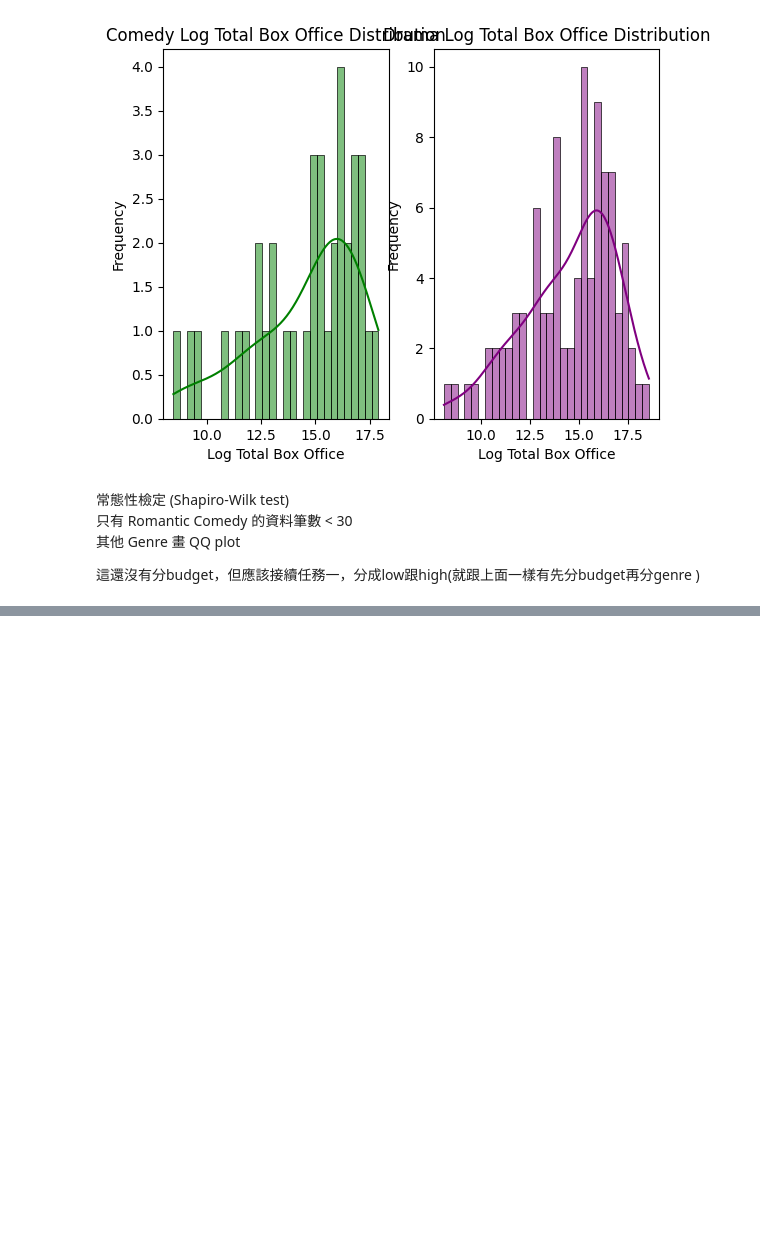
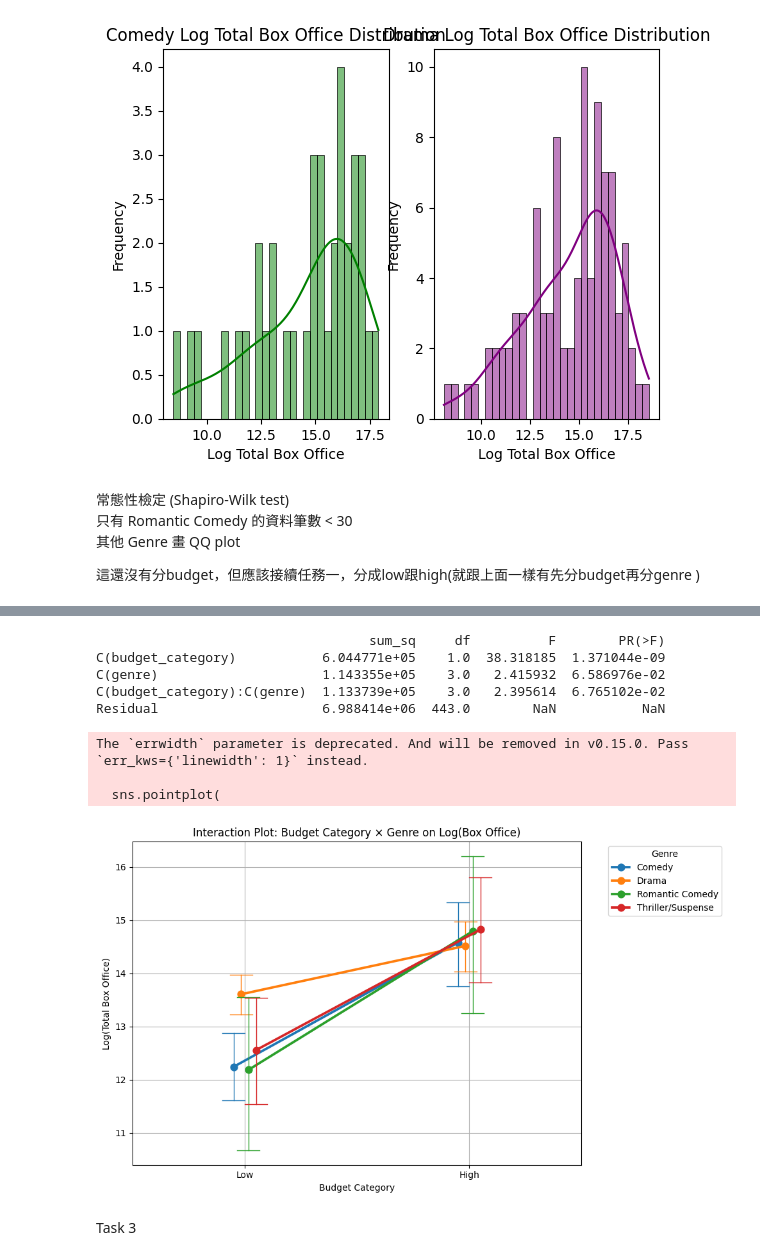
Before and after one commit to Ocean1029/Statistics_Final_Project, a Jupyter notebook: test_1.ipynb, the cells around one changed output, grey strips where cells are left out. Saved outputs shown, nothing was run; the diff lists cells and outputs as text; code cells hidden in the pictures; blank space fills up the shorter version.

Commit message:
Task 2 completete (genre & interaction terms fails)

```diff
--- a/test_1.ipynb
+++ b/test_1.ipynb
@@ -527,0 +528,53 @@ Drama 組：
+# %%
+from scipy.stats import rankdata
+
+# Rank transform the dependent variable
+filtered_df['ranked_box_office'] = rankdata(filtered_df['log_total_box_office'])
+
+# Two-way ANOVA on ranks
+model = ols('ranked_box_office ~ C(budget_category) + C(genre) + C(budget_category):C(genre)', data=filtered_df).fit()
+anova_table = sm.stats.anova_lm(model, typ=2)
+
+print(anova_table)
+# %% [output]
+                                   sum_sq     df          F        PR(>F)
+C(budget_category)           6.044771e+05    1.0  38.318185  1.371044e-09
+C(genre)                     1.143355e+05    3.0   2.415932  6.586976e-02
+C(budget_category):C(genre)  1.133739e+05    3.0   2.395614  6.765102e-02
+Residual                     6.988414e+06  443.0        NaN           NaN
+# %%
+import matplotlib.pyplot as plt
+import seaborn as sns
+
+# Ensure budget_category and genre are categorical with proper order
+filtered_df['budget_category'] = filtered_df['budget_category'].astype('category')
+filtered_df['genre'] = filtered_df['genre'].astype('category')
+
+# Interaction plot using seaborn lineplot (grouped by genre)
+plt.figure(figsize=(10, 6))
+sns.pointplot(
+    data=filtered_df,
+    x='budget_category',
+    y='log_total_box_office',
+    hue='genre',
+    dodge=True,
+    markers='o',
+    capsize=.1,
+    errwidth=1,
+    palette='tab10'
+)
+
+plt.title('Interaction Plot: Budget Category × Genre on Log(Box Office)')
+plt.ylabel('Log(Total Box Office)')
+plt.xlabel('Budget Category')
+plt.legend(title='Genre', bbox_to_anchor=(1.05, 1), loc='upper left')
+plt.tight_layout()
+plt.grid(True)
+plt.show()
+# %% [output]
+The `errwidth` parameter is deprecated. And will be removed in v0.15.0. Pass `err_kws={'linewidth': 1}` instead.
+
+  sns.pointplot(
+[figure, added]
+# %% [markdown]
+Task 3
```
Also changed, not shown: parts of 7 cells of this notebook, 2 other files.
